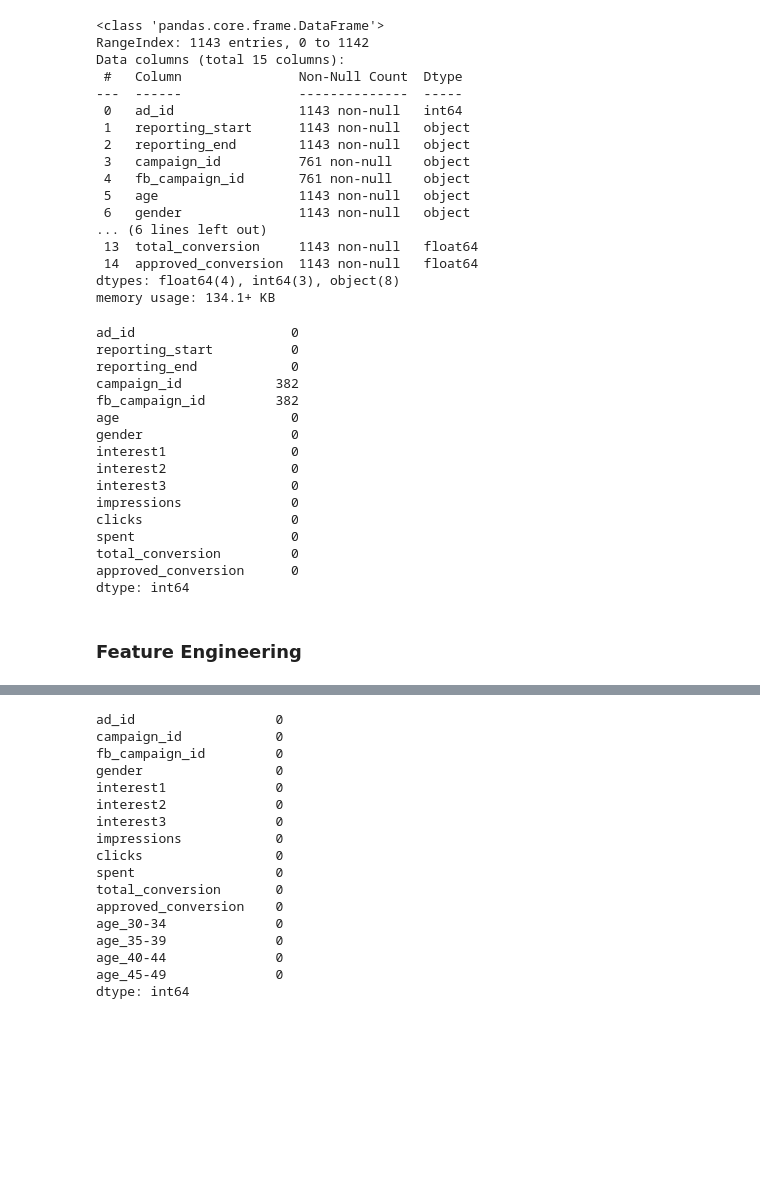
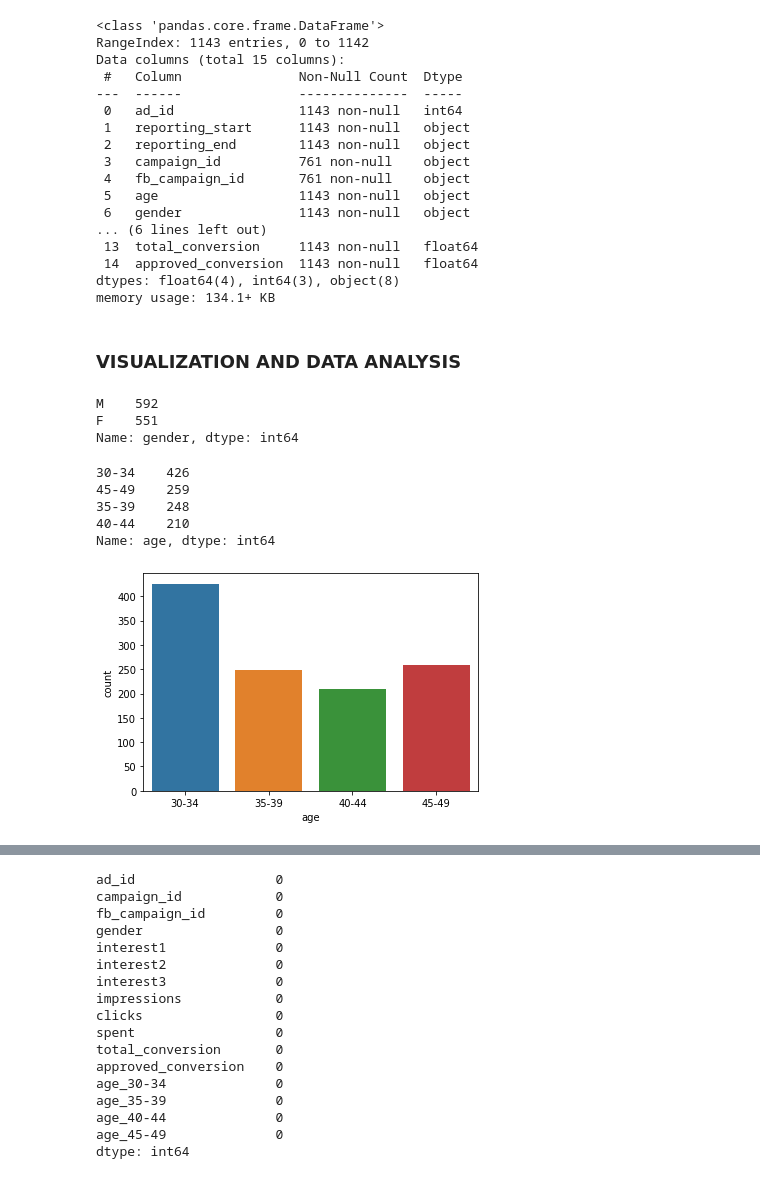
Before and after one commit to christian-freshness/Pytorch-Marketing-Facebook-Ad-Campaign-, a Jupyter notebook: pytorch DS.ipynb, the cells around one changed output, grey strips where cells are left out. Drawn from its saved outputs; the diff is of its cells as text; code cells hidden in the pictures; blank space fills up the shorter version.

```diff
--- a/pytorch DS.ipynb
+++ b/pytorch DS.ipynb
@@ -76,24 +81,23 @@ Data columns (total 15 columns):
  14  approved_conversion  1143 non-null   float64
 dtypes: float64(4), int64(3), object(8)
 memory usage: 134.1+ KB
-# %%
-df.isna().sum()
-# %% [output]
-ad_id                    0
-reporting_start          0
-reporting_end            0
-campaign_id            382
-fb_campaign_id         382
-age                      0
-gender                   0
-interest1                0
-interest2                0
-interest3                0
-impressions              0
-clicks                   0
-spent                    0
-total_conversion         0
-approved_conversion      0
-dtype: int64
-# %% [markdown]
-### Feature Engineering
+# %% [markdown]
+### VISUALIZATION AND DATA ANALYSIS
+# %%
+df.gender.value_counts()
+# %% [output]
+M    592
+F    551
+Name: gender, dtype: int64
+# %%
+df.age.value_counts()
+# %% [output]
+30-34    426
+45-49    259
+35-39    248
+40-44    210
+Name: age, dtype: int64
+# %%
+sns.countplot(df.age);
+# %% [output]
+[figure, added]
```
Also changed, not shown: parts of 34 cells of this notebook.
